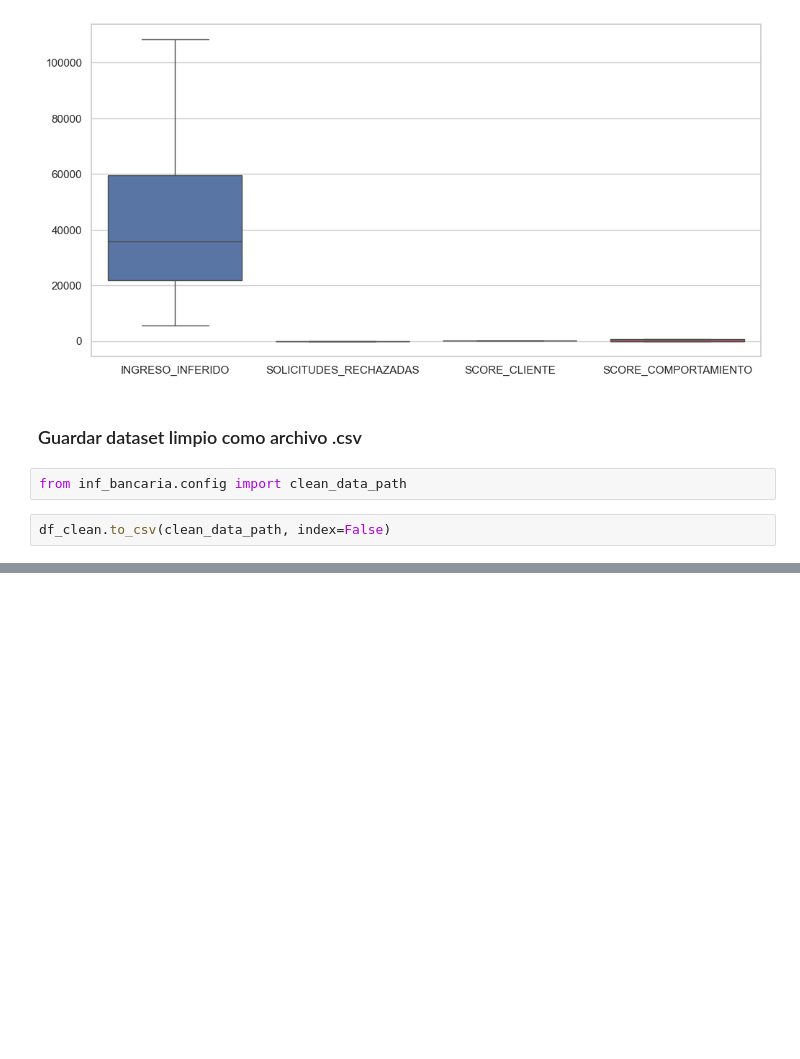
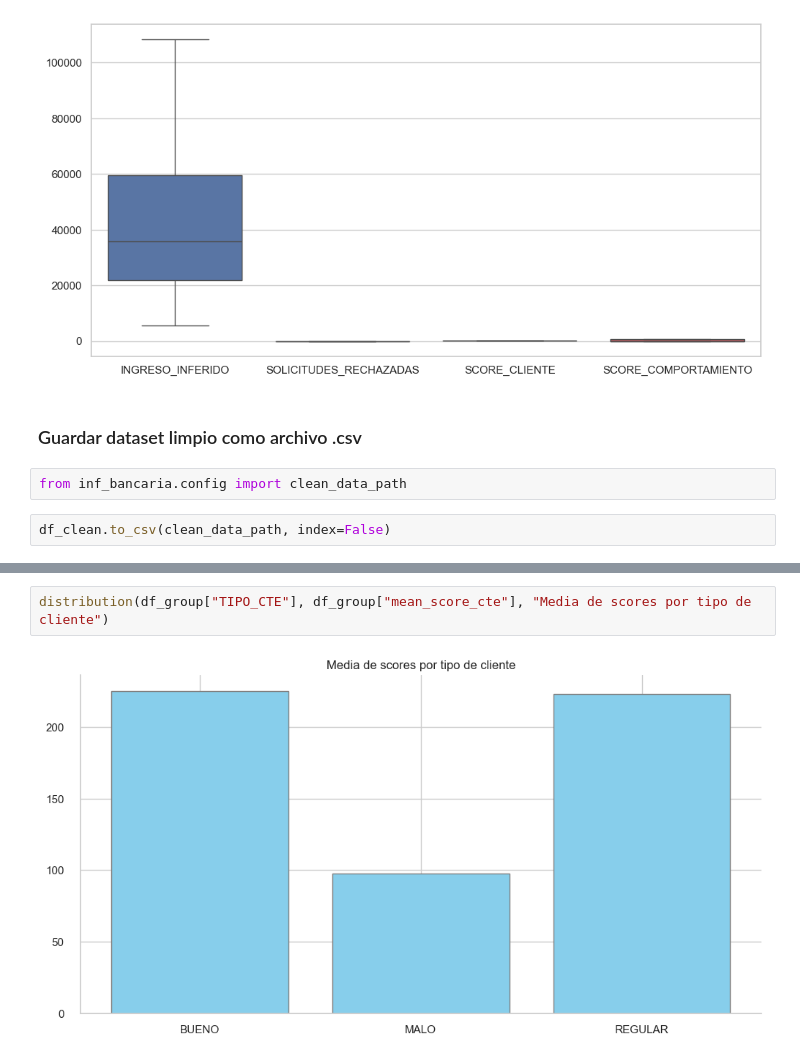
Before and after one commit to ElliotDM/inf_bancaria, a Jupyter notebook: notebooks/reporte.ipynb, the cells around one changed output, grey strips where cells are left out. Drawn from its saved outputs; the diff is of its cells as text; blank space fills up the shorter version.

```diff
--- a/notebooks/reporte.ipynb
+++ b/notebooks/reporte.ipynb
@@ -249,0 +274,4 @@ df_clean.to_csv(clean_data_path, index=False)
+# %%
+distribution(df_group["TIPO_CTE"], df_group["mean_score_cte"], "Media de scores por tipo de cliente")
+# %% [output]
+[figure, added]
```
Also changed, not shown: parts of 18 cells of this notebook, 10 other files.
